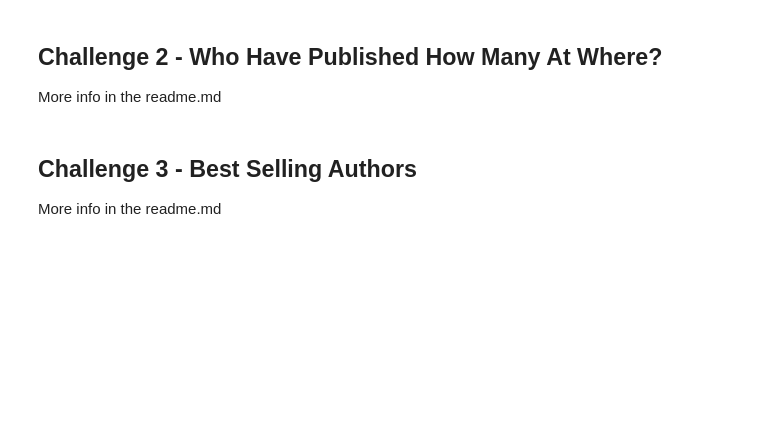
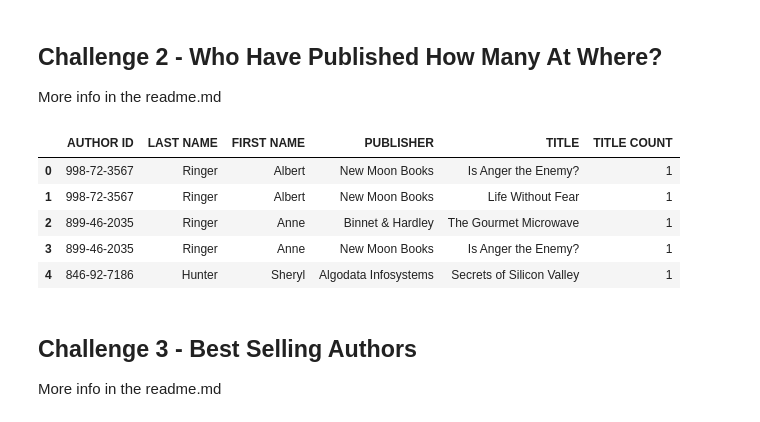
Before and after one commit to Ironhack-Data-Madrid-Marzo-2021/lab-mysql-select, a Jupyter notebook: your-code/main.ipynb, the cells around one changed output. Saved outputs shown, nothing was run; the diff lists cells and outputs as text; code cells hidden in the pictures; blank space fills up the shorter version.

```diff
--- a/your-code/main.ipynb
+++ b/your-code/main.ipynb
@@ -65,6 +65,32 @@ df.head()
 # %% [markdown]
 ## Challenge 2 - Who Have Published How Many At Where?
 More info in the readme.md
+# %%
+df2 = pd.read_sql_query(
+"""
+SELECT a.au_id AS 'AUTHOR ID', a.au_lname AS 'LAST NAME', a.au_fname AS 'FIRST NAME',
+p.pub_name AS 'PUBLISHER', t.title AS 'TITLE', COUNT(t.title_id) AS 'TITLE COUNT'
+FROM authors AS a
+JOIN titleauthor AS ta
+ON a.au_id = ta.au_id
+LEFT JOIN titles AS t
+ON ta.title_id = t.title_id
+LEFT JOIN publishers AS p
+ON t.pub_id = p.pub_id
+GROUP BY P.pub_id, a.au_id, t.title
+ORDER BY a.au_id DESC;
+
+""", engine
+)
+# %%
+df2.head()
+# %% [output]
+|  | AUTHOR ID | LAST NAME | FIRST NAME | PUBLISHER | TITLE | TITLE COUNT |
+| 0 | 998-72-3567 | Ringer | Albert | New Moon Books | Is Anger the Enemy? | 1 |
+| 1 | 998-72-3567 | Ringer | Albert | New Moon Books | Life Without Fear | 1 |
+| 2 | 899-46-2035 | Ringer | Anne | Binnet & Hardley | The Gourmet Microwave | 1 |
+| 3 | 899-46-2035 | Ringer | Anne | New Moon Books | Is Anger the Enemy? | 1 |
+| 4 | 846-92-7186 | Hunter | Sheryl | Algodata Infosystems | Secrets of Silicon Valley | 1 |
 # %% [markdown]
 ## Challenge 3 - Best Selling Authors
 More info in the readme.md
```
Also changed, not shown: parts of 1 cell of this notebook.
